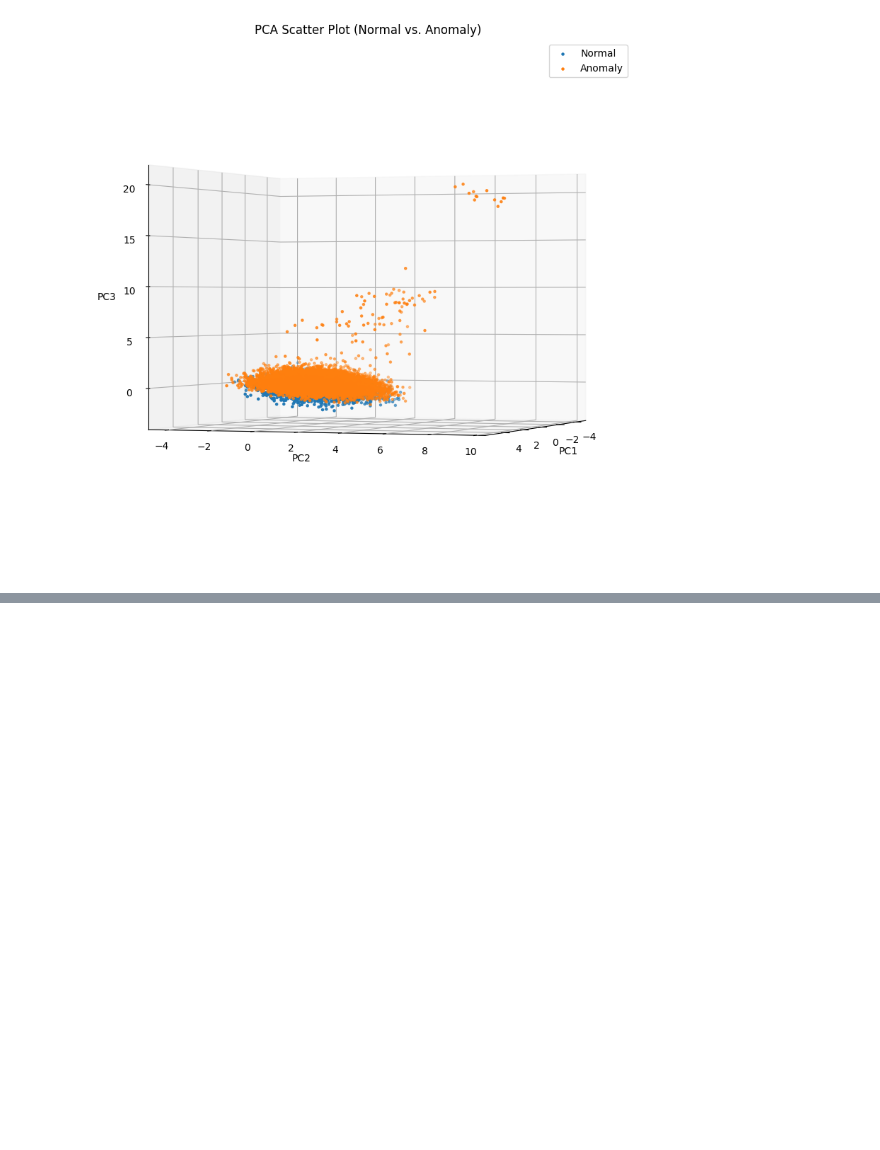
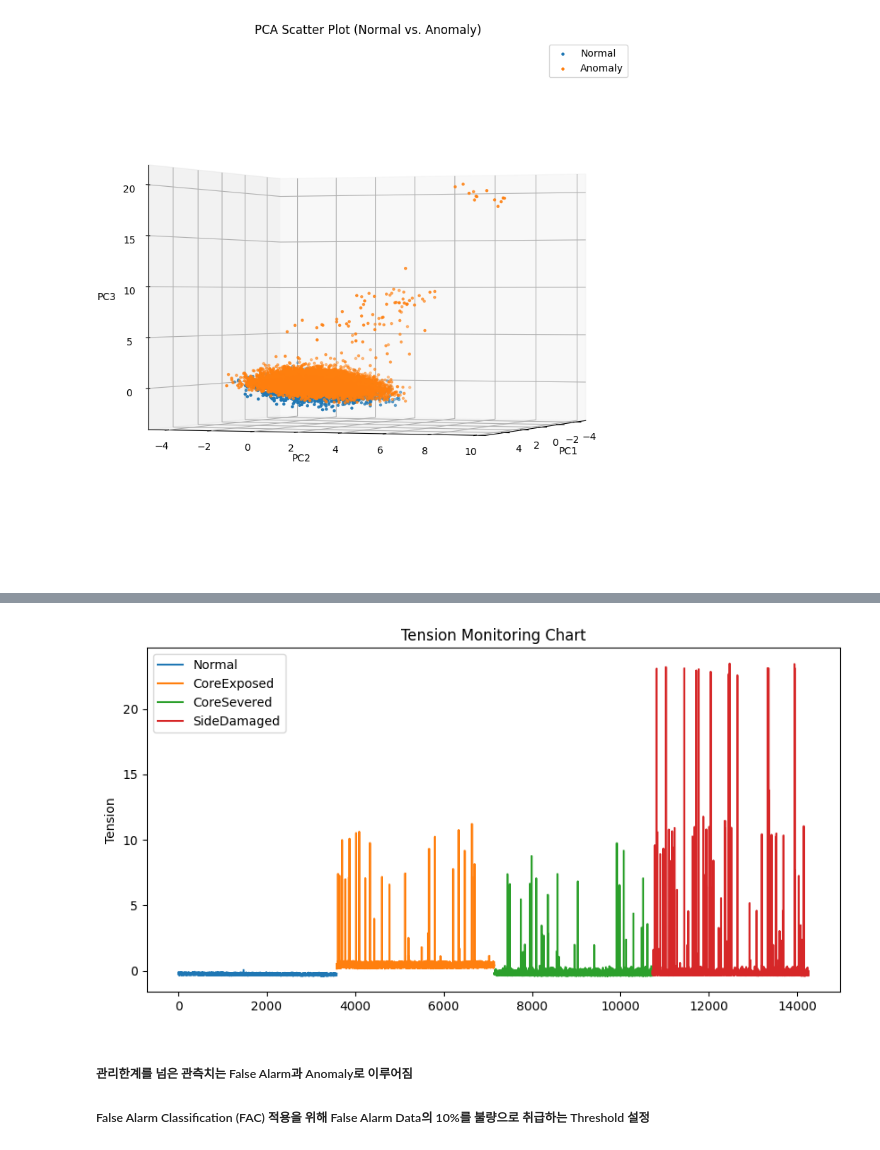
Before and after one commit to changyeon99/CapstoneDesign2, a Jupyter notebook: Oct_6th.ipynb, the cells around one changed output, grey strips where cells are left out. Cells and saved outputs as stored; diff of their text form; code cells hidden in the pictures; blank space fills up the shorter version.

```diff
--- a/Oct_6th.ipynb
+++ b/Oct_6th.ipynb
@@ -479,2 +481,29 @@ Skewness    0.048229
 dtype: float64
 [figure]
+# %%
+tens = tb_data['Tension']
+
+# false_alarm_indices = tb_data[tb_data['Confusion Matrix'] == 'FalseAlarm'].index
+
+plt.figure(figsize=(10, 5))
+
+for t in tb_data['Type'].unique():
+    type_indices = tb_data[tb_data['Type'] == t].index
+    plt.plot(type_indices, tens[type_indices], label=f'{t}') # 각 'Type'에 대한 Mahalanobis 거리 플롯
+
+# plt.axhline(y=control_limit, color='red', linestyle='--', label='Control Limit') # Control Limit 그래프 그리기
+
+# plt.scatter(false_alarm_indices, tens[false_alarm_indices], c='red', marker='x', label='FalseAlarm') # 'Confusion Matrix' 값이 'Type1Error'인 데이터 포인트 표시
+
+plt.ylabel('Tension')
+plt.title('Tension Monitoring Chart')# with Type Ⅰ Error')
+plt.legend()
+
+# plt.ylim(2.2, control_limit * 2) # y축 범위 설정
+
+plt.show()
+# %% [output]
+[figure, added]
+# %% [markdown]
+##### 관리한계를 넘은 관측치는 False Alarm과 Anomaly로 이루어짐
+##### False Alarm Classification (FAC) 적용을 위해 False Alarm Data의 10%를 불량으로 취급하는 Threshold 설정
```
Also changed, not shown: parts of 21 cells of this notebook.
